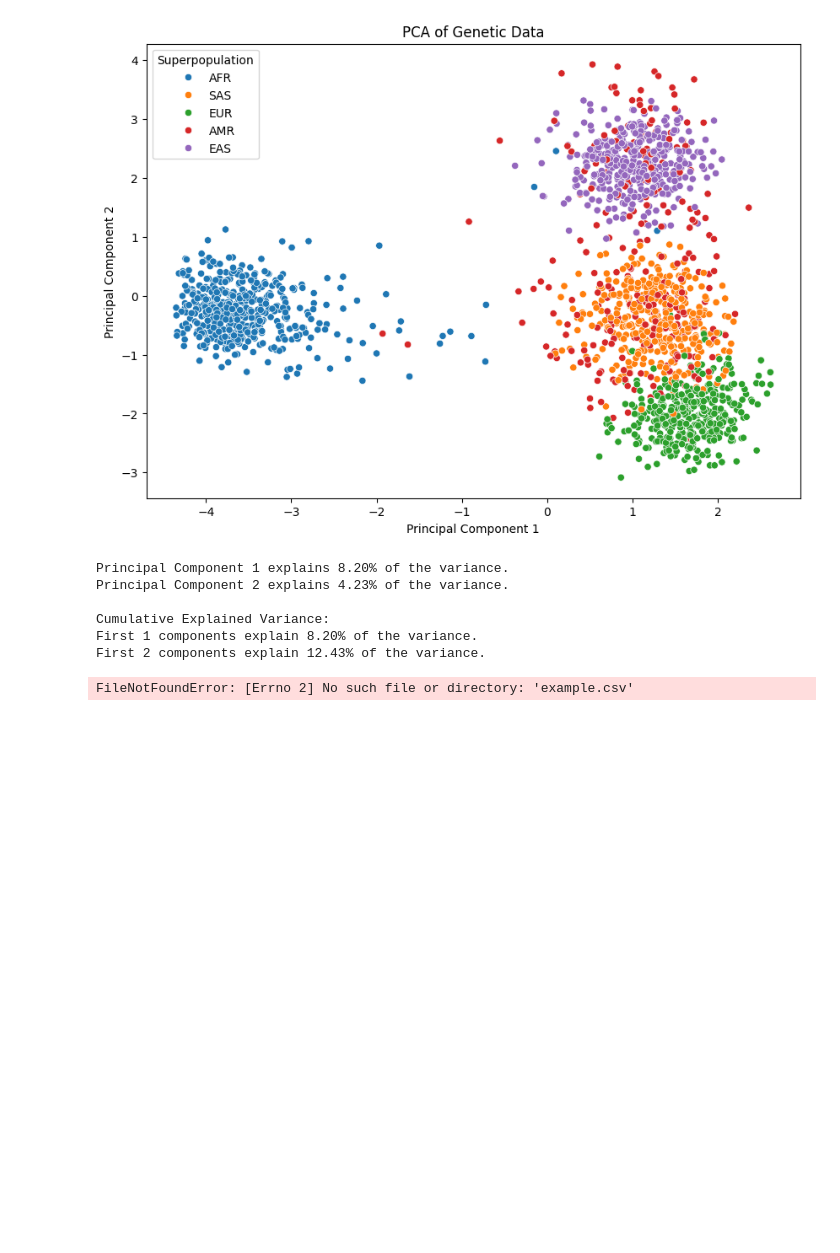
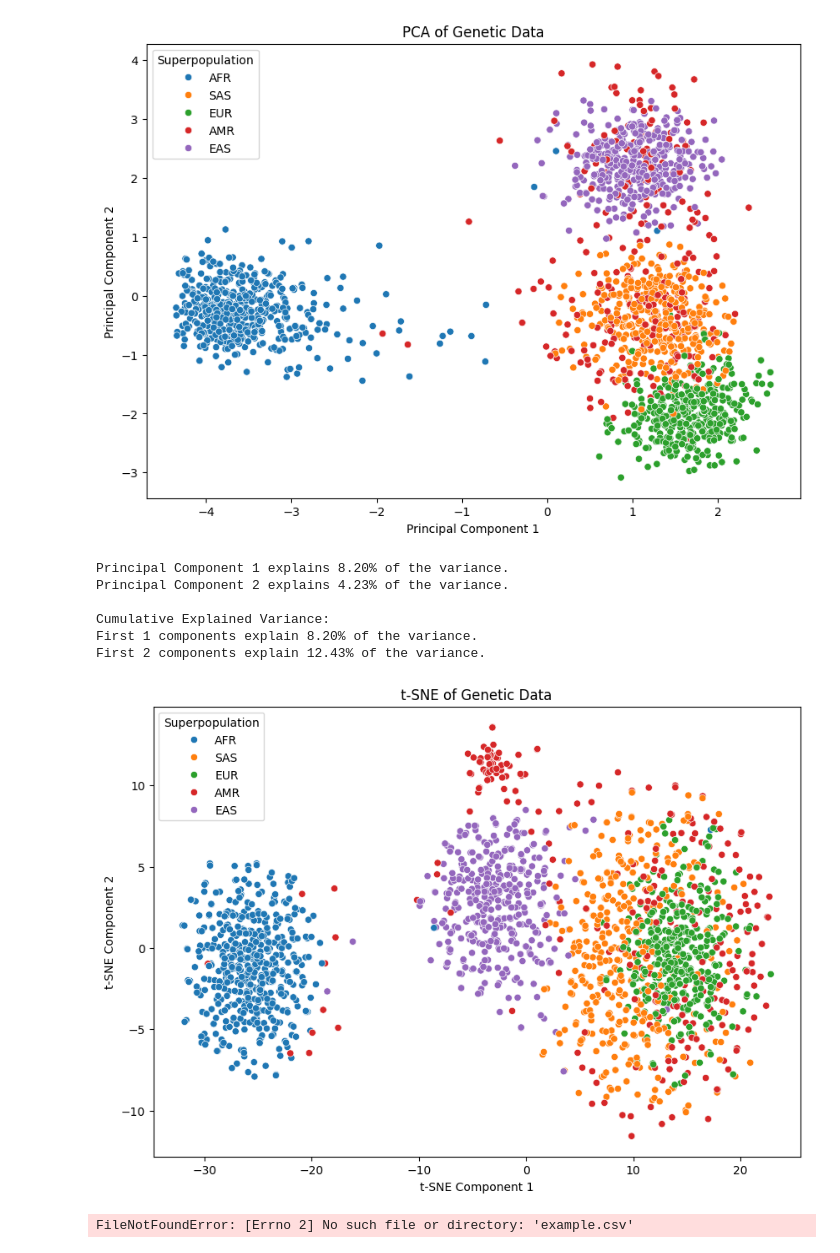
Before and after one commit to K-G-Witt/project4-team1, a Jupyter notebook: PCA.ipynb, the cells around one changed output. Drawn from its saved outputs; the diff is of its cells as text; code cells hidden in the pictures; blank space fills up the shorter version.

```diff
--- a/PCA.ipynb
+++ b/PCA.ipynb
@@ -233,6 +232,29 @@ Principal Component 2 explains 4.23% of the variance.
 Cumulative Explained Variance:
 First 1 components explain 8.20% of the variance.
 First 2 components explain 12.43% of the variance.
+# %%
+# t-SNE time!
+
+from sklearn.manifold import TSNE
+
+# Apply t-SNE
+tsne = TSNE(n_components=2, perplexity=30, n_iter=1000, random_state=42)
+tsne_results = tsne.fit_transform(X_encoded)
+
+# Create a DataFrame with the t-SNE results
+tsne_df = pd.DataFrame(data=tsne_results, columns=['TSNE1', 'TSNE2'])
+tsne_df['superpopulation'] = data['superpopulation']
+
+# Plot the t-SNE results
+plt.figure(figsize=(10, 7))
+sns.scatterplot(data=tsne_df, x='TSNE1', y='TSNE2', hue='superpopulation', palette='tab10')
+plt.title('t-SNE of Genetic Data')
+plt.xlabel('t-SNE Component 1')
+plt.ylabel('t-SNE Component 2')
+plt.legend(title='Superpopulation')
+plt.show()
+# %% [output]
+[figure, added]
 # %%
 
 # Chunker for later?
```
Also changed, not shown: parts of 1 cell of this notebook.
